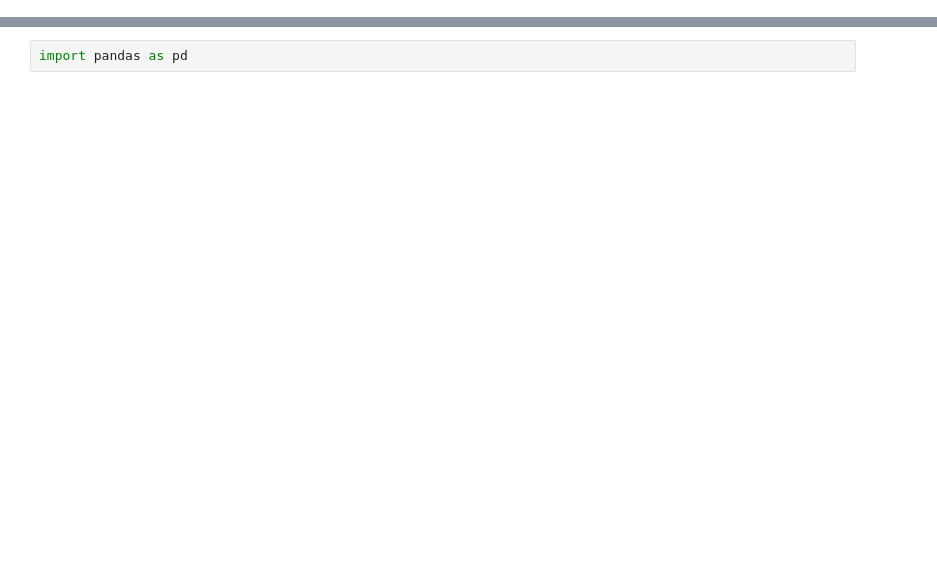
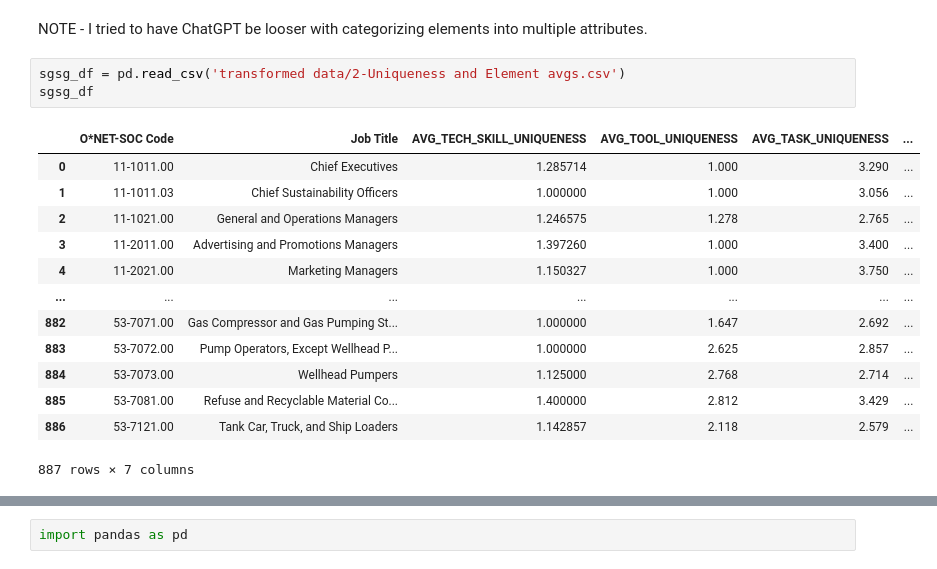
Before and after one commit to matthewcavanaugh96/magnimind, a Jupyter notebook: AI Job Displacement/Part 2-3 sorted elements.ipynb, the cells around one changed output, grey strips where cells are left out. Cells and saved outputs as stored; diff of their text form; blank space fills up the shorter version.

Commit message:
general cleanup

```diff
--- a/AI Job Displacement/Part 2-3 sorted elements.ipynb
+++ b/AI Job Displacement/Part 2-3 sorted elements.ipynb
@@ -0,0 +1,19 @@
+# %% [markdown]
+NOTE - I tried to have ChatGPT be looser with categorizing elements into multiple attributes.
+# %%
+sgsg_df = pd.read_csv('transformed data/2-Uniqueness and Element avgs.csv')
+sgsg_df
+# %% [output]
+|  | O*NET-SOC Code | Job Title | AVG_TECH_SKILL_UNIQUENESS | AVG_TOOL_UNIQUENESS | AVG_TASK_UNIQUENESS | ... |
+| 0 | 11-1011.00 | Chief Executives | 1.285714 | 1.000 | 3.290 | ... |
+| 1 | 11-1011.03 | Chief Sustainability Officers | 1.000000 | 1.000 | 3.056 | ... |
+| 2 | 11-1021.00 | General and Operations Managers | 1.246575 | 1.278 | 2.765 | ... |
+| 3 | 11-2011.00 | Advertising and Promotions Managers | 1.397260 | 1.000 | 3.400 | ... |
+| 4 | 11-2021.00 | Marketing Managers | 1.150327 | 1.000 | 3.750 | ... |
+| ... | ... | ... | ... | ... | ... | ... |
+| 882 | 53-7071.00 | Gas Compressor and Gas Pumping St... | 1.000000 | 1.647 | 2.692 | ... |
+| 883 | 53-7072.00 | Pump Operators, Except Wellhead P... | 1.000000 | 2.625 | 2.857 | ... |
+| 884 | 53-7073.00 | Wellhead Pumpers | 1.125000 | 2.768 | 2.714 | ... |
+| 885 | 53-7081.00 | Refuse and Recyclable Material Co... | 1.400000 | 2.812 | 3.429 | ... |
+| 886 | 53-7121.00 | Tank Car, Truck, and Ship Loaders | 1.142857 | 2.118 | 2.579 | ... |
+887 rows × 7 columns
```
Also changed, not shown: parts of 13 cells of this notebook, 28 other files.
